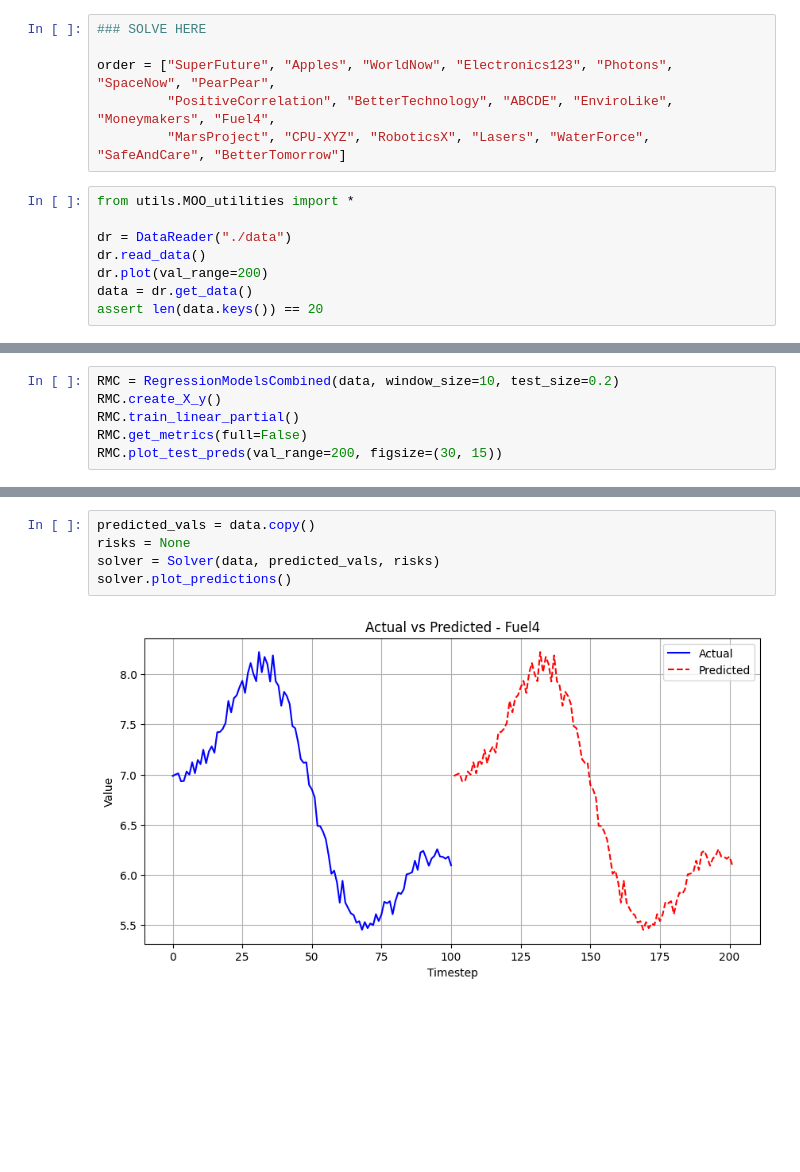
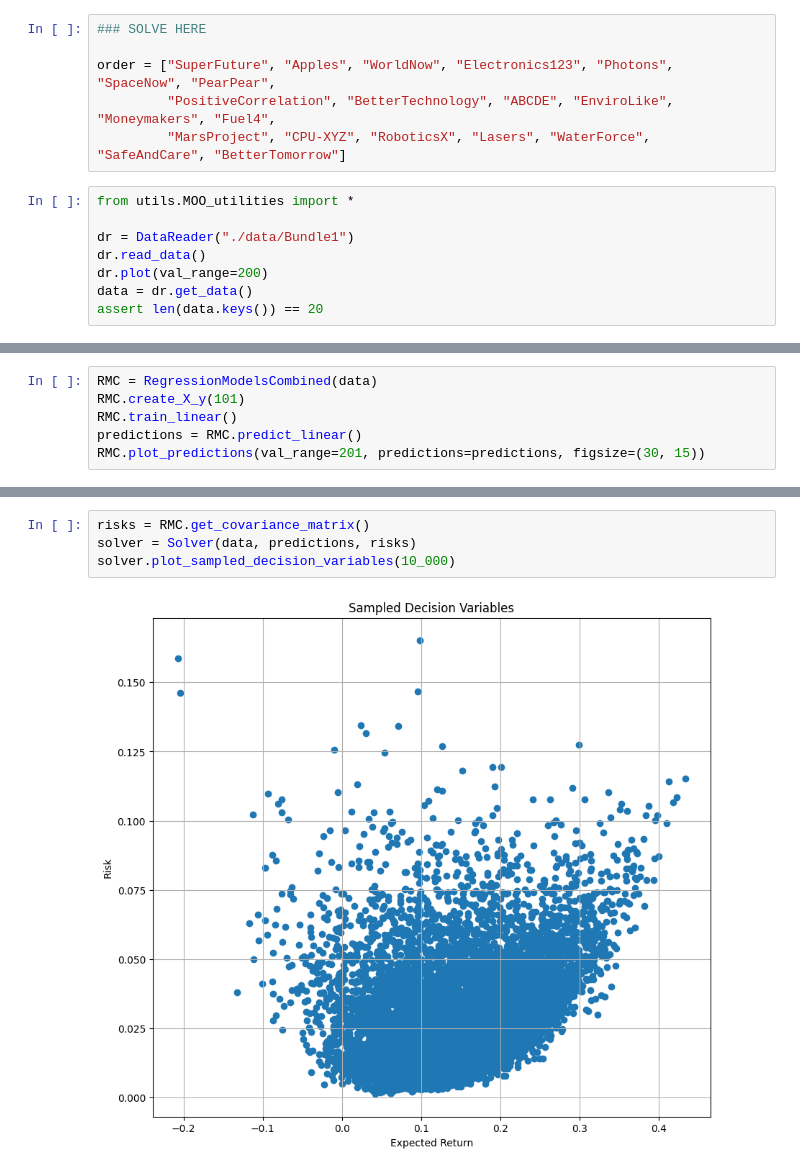
Before and after one commit to MatTheTab/MOO, a Jupyter notebook: Script1.ipynb, the cells around one changed output, grey strips where cells are left out. Cells and saved outputs as stored; diff of their text form; blank space fills up the shorter version.

Commit message:
Add regression and plotting solutions

```diff
--- a/Script1.ipynb
+++ b/Script1.ipynb
@@ -164,7 +164,7 @@ order = ["SuperFuture", "Apples", "WorldNow", "Electronics123", "Photons", "Spac
 # %%
 from utils.MOO_utilities import *
 
-dr = DataReader("./data")
+dr = DataReader("./data/Bundle1")
 dr.read_data()
 dr.plot(val_range=200)
 data = dr.get_data()
@@ -178,7 +178,7 @@ dr.plot_all(val_range=200, figsize=(30, 15), normalized_y=True)
 # %%
-RMC = RegressionModelsCombined(data, window_size=10, test_size=0.2)
-RMC.create_X_y()
-RMC.train_linear_partial()
-RMC.get_metrics(full=False)
-RMC.plot_test_preds(val_range=200, figsize=(30, 15))
+RMC = RegressionModelsCombined(data)
+RMC.create_X_y(101)
+RMC.train_linear()
+predictions = RMC.predict_linear()
+RMC.plot_predictions(val_range=201, predictions=predictions, figsize=(30, 15))
 # %% [output]
@@ -203,7 +186,6 @@ Test MAE error: 0.06430091708898544, MSE error: 0.007433291524648666
 # %%
-predicted_vals = data.copy()
-risks = None
-solver = Solver(data, predicted_vals, risks)
-solver.plot_predictions()
+risks = RMC.get_covariance_matrix()
+solver = Solver(data, predictions, risks)
+solver.plot_sampled_decision_variables(10_000)
 # %% [output]
-[figure, old version]
+[figure, new version]
```
Also changed, not shown: parts of 7 cells of this notebook, 1 other file.
